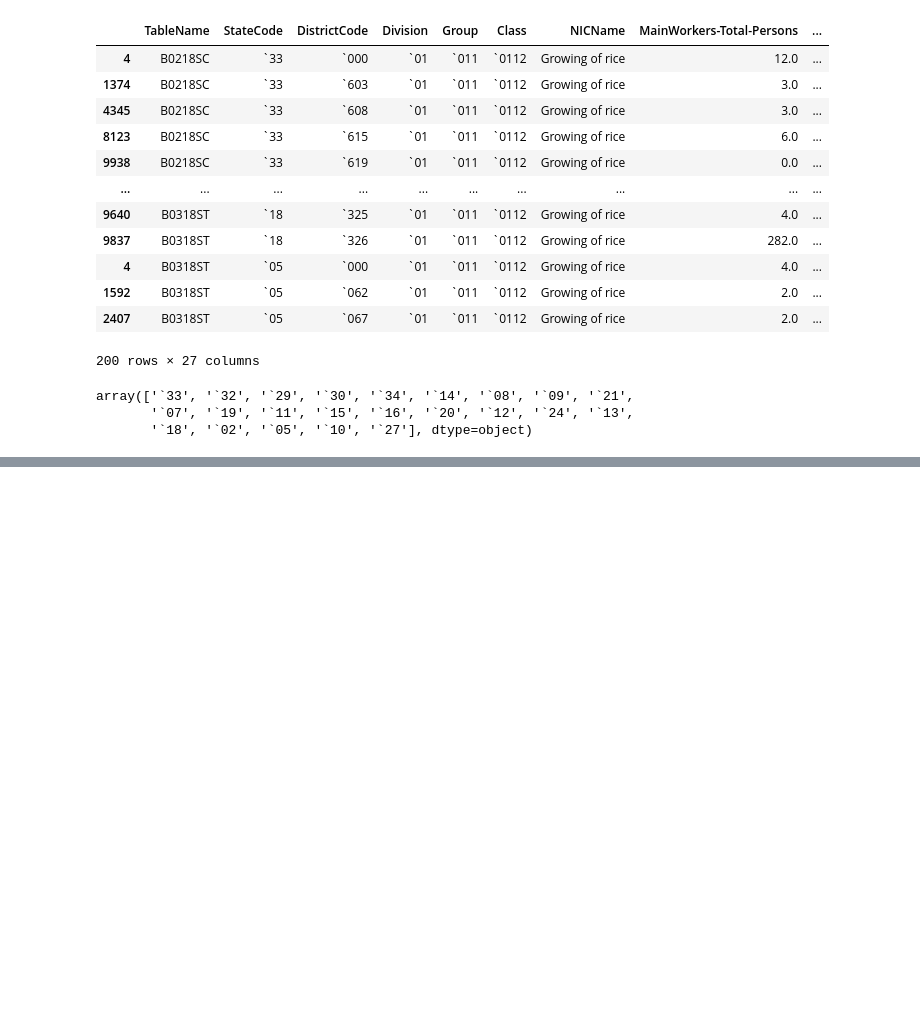
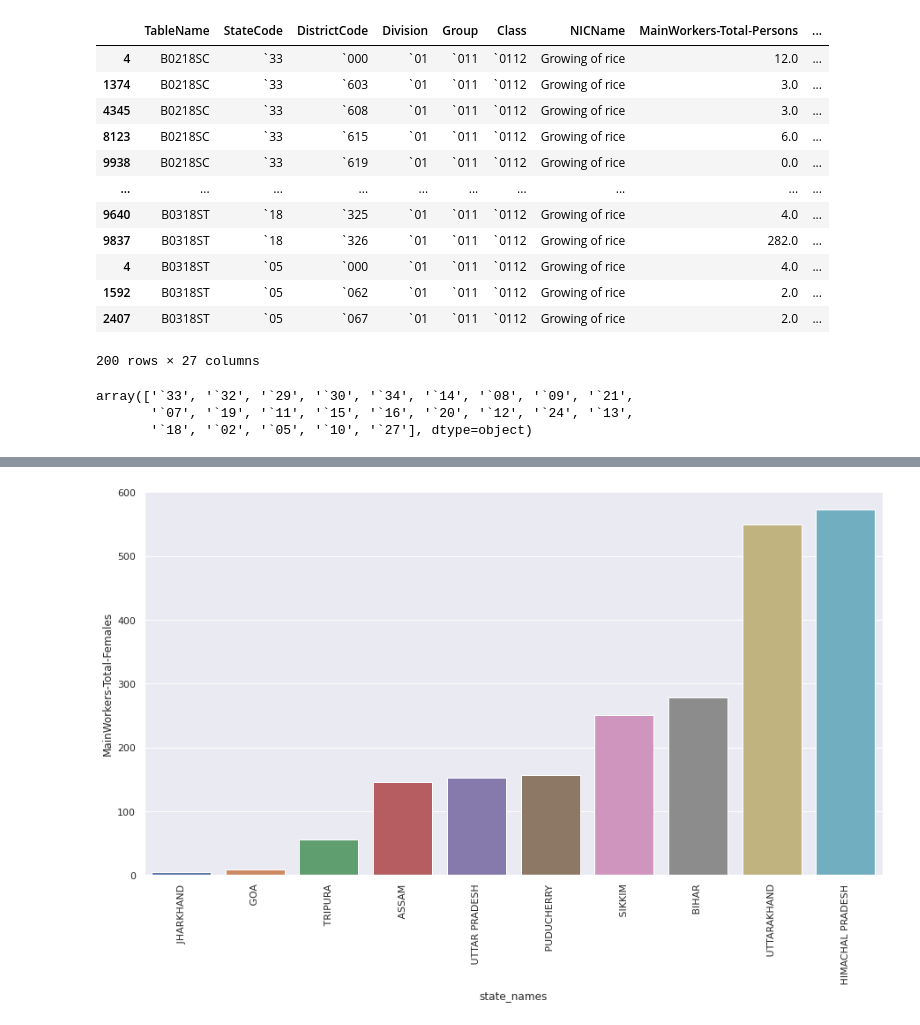
Before and after one commit to n3rdankit/Data-Science-and-Machine-Learning, a Jupyter notebook: Industrial_Human_Resource_Geo_Visualization.ipynb, the cells around one changed output, grey strips where cells are left out. Drawn from its saved outputs; the diff is of its cells as text; code cells hidden in the pictures; blank space fills up the shorter version.

```diff
--- a/Industrial_Human_Resource_Geo_Visualization.ipynb
+++ b/Industrial_Human_Resource_Geo_Visualization.ipynb
@@ -776,0 +996,4 @@ array(['`33', '`32', '`29', '`30', '`34', '`14', '`08', '`09', '`21',
+# %%
+FinalDf.state_head = FinalDf.state_head.str.replace(' ', '')
+FinalDf_state=FinalDf[FinalDf['state_head']=='STATE']
+FinalDf_state
@@ -776,0 +1019,3 @@ array(['`33', '`32', '`29', '`30', '`34', '`14', '`08', '`09', '`21',
+# %%
+FinalDf_sample=FinalDf_state.sample(n=200)
+FinalDf_sample
@@ -776,0 +1059,5 @@ array(['`33', '`32', '`29', '`30', '`34', '`14', '`08', '`09', '`21',
+# %%
+FinalDf_statesFWorkers=FinalDf_sample.groupby(['state_names'])['Main Workers - Total - Females'].sum().sort_values(ascending=False).nsmallest(10).to_frame()
+FinalDf_statesFWorkers=FinalDf_statesFWorkers.reset_index()
+FinalDf_statesFWorkers.columns = FinalDf_statesFWorkers.columns.str.replace(' ', '')
+FinalDf_statesFWorkers
@@ -776,0 +1076,6 @@ array(['`33', '`32', '`29', '`30', '`34', '`14', '`08', '`09', '`21',
+# %%
+sn.set(rc={"figure.figsize" :(15,8)})
+ax=sn.barplot(data=FinalDf_statesFWorkers, x='state_names', y='MainWorkers-Total-Females')
+ax.tick_params(axis='x', rotation=90)
+# %% [output]
+[figure, added]
```
Also changed, not shown: parts of 35 cells of this notebook.
